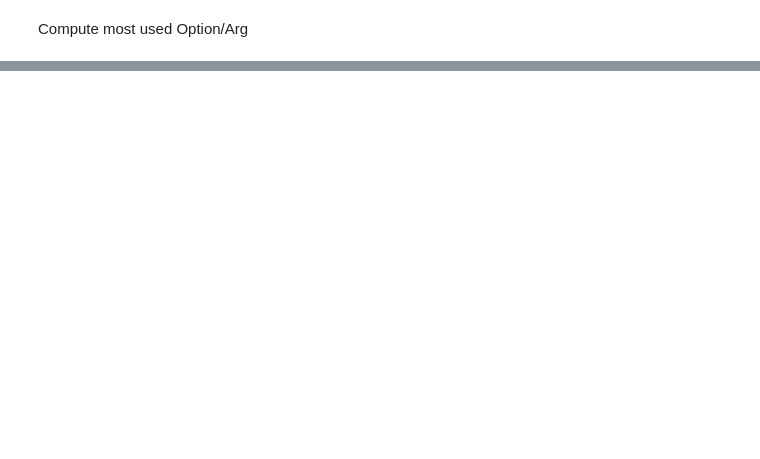
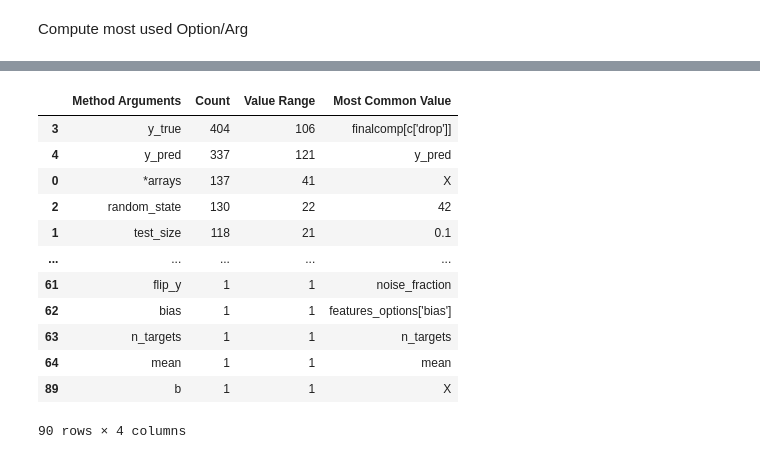
Before and after one commit to AI-4-SE/Exploring-Hyperparameter-Usage-And-Tuning-In-Machine-Learning-Research, a Jupyter notebook: src/sklearn.ipynb, the cells around one changed output, grey strips where cells are left out. Drawn from its saved outputs; the diff is of its cells as text; code cells hidden in the pictures; blank space fills up the shorter version.

```diff
--- a/src/sklearn.ipynb
+++ b/src/sklearn.ipynb
@@ -284,0 +523,45 @@ print(df_methods.to_latex(index=False))
+# %%
+methods_args = df_method_args["Method Arguments"]
+
+method_arg_value_range = []
+most_common_method_arg_value = []
+
+
+for arg in methods_args:
+    value_range = []
+    for project in glob.glob(STATISTICS_DATA_DIR):
+        with open(project, "r", encoding="utf-8") as project_file:
+            project_data = json.load(project_file)
+
+            for file in project_data.keys():
+                file_data = project_data[file]
+                for library in file_data.keys():
+                    if library == "sklearn":
+                        module_data = file_data[library]
+                        for module_name, value in module_data.items():
+                            if module_name[0].islower():
+                                for param, param_value in value.items():
+                                    if arg == param:
+                                        value_range.append(param_value["value"])
+
+    method_arg_values = Counter(value_range)
+    method_arg_value_range.append(len(method_arg_values))
+    most_common_method_arg_value.append(method_arg_values.most_common(1)[0][0])
+
+df_method_args["Value Range"] = method_arg_value_range
+df_method_args["Most Common Value"] = most_common_method_arg_value
+df_method_args
+# %% [output]
+|  | Method Arguments | Count | Value Range | Most Common Value |
+| 3 | y_true | 404 | 106 | finalcomp[c['drop']] |
+| 4 | y_pred | 337 | 121 | y_pred |
+| 0 | *arrays | 137 | 41 | X |
+| 2 | random_state | 130 | 22 | 42 |
+| 1 | test_size | 118 | 21 | 0.1 |
+| ... | ... | ... | ... | ... |
+| 61 | flip_y | 1 | 1 | noise_fraction |
+| 62 | bias | 1 | 1 | features_options['bias'] |
+| 63 | n_targets | 1 | 1 | n_targets |
+| 64 | mean | 1 | 1 | mean |
+| 89 | b | 1 | 1 | X |
+90 rows × 4 columns
```
Also changed, not shown: parts of 14 cells of this notebook, 1 other file.
